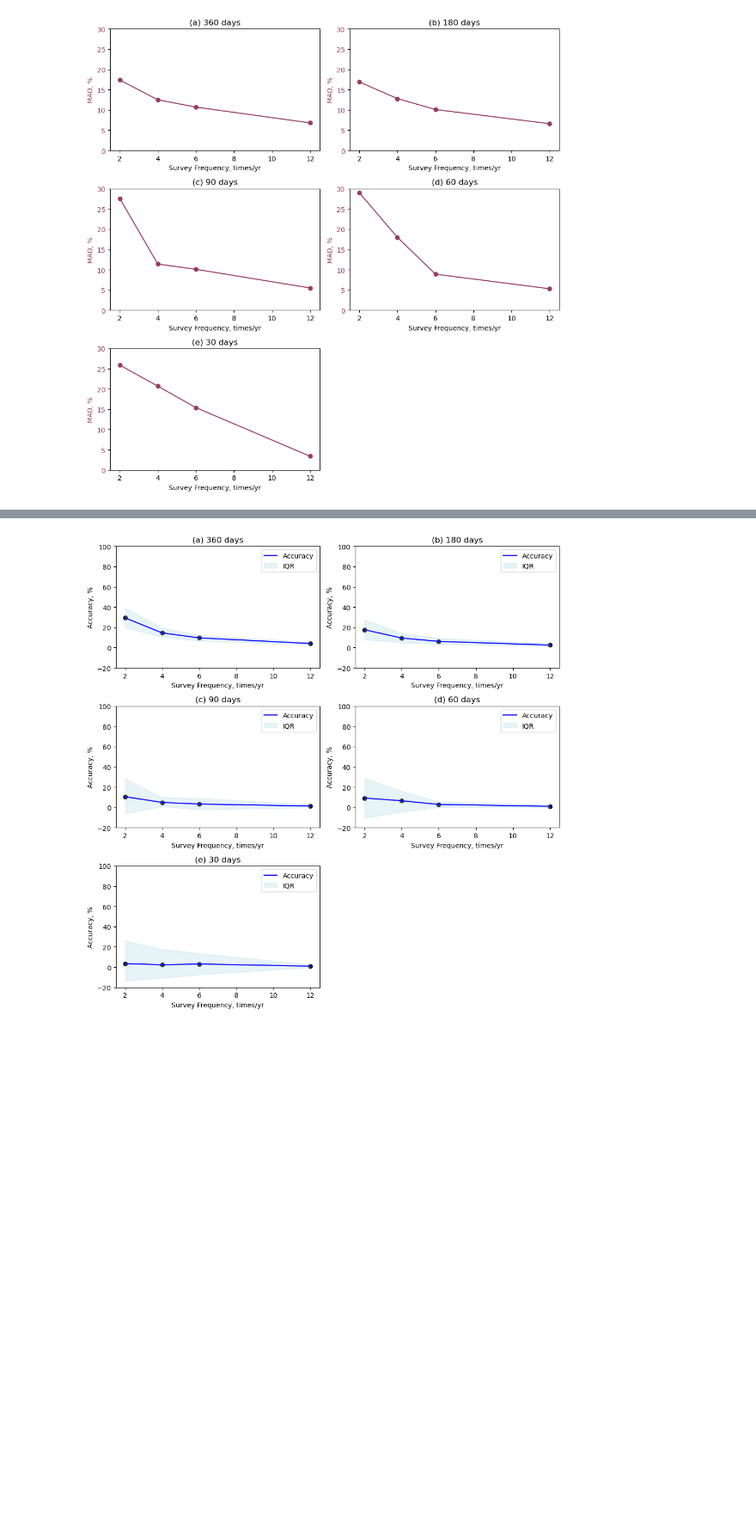
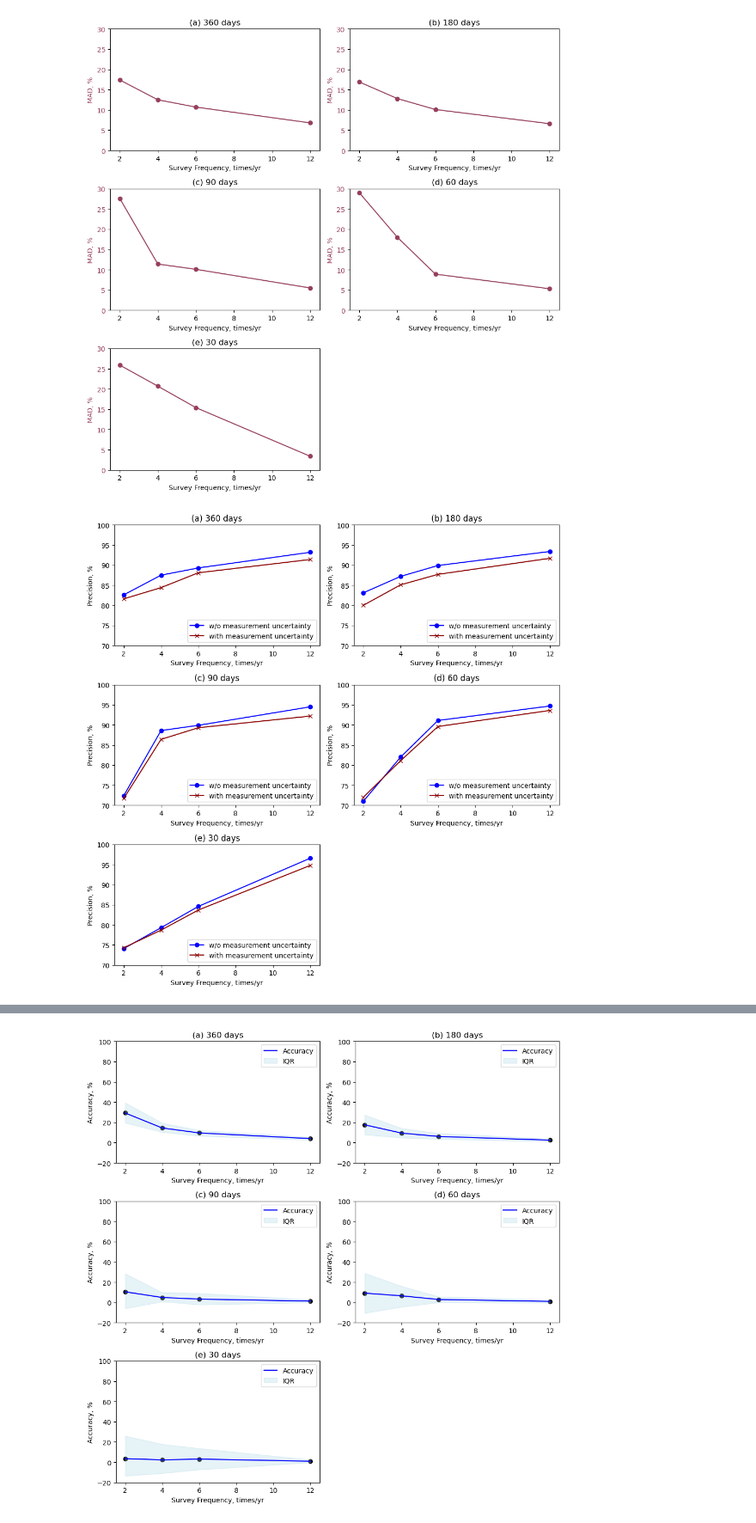
Before and after one commit to HJJJJX/Figure-Plotting, a Jupyter notebook: Uncertainty_paper_plot.ipynb, the cells around one changed output, grey strips where cells are left out. Shown at 86% size. Cells and saved outputs as stored; diff of their text form; code cells hidden in the pictures; blank space fills up the shorter version.

```diff
--- a/Uncertainty_paper_plot.ipynb
+++ b/Uncertainty_paper_plot.ipynb
@@ -634,6 +634,62 @@ plt.savefig('Repair_Scenarios_MAD.png')
 plt.show()
 # %% [output]
 [figure]
+# %%
+import matplotlib.pyplot as plt
+import numpy as np
+
+# Sample data for scatter plots
+x_values = [[2, 4, 6, 12], [2, 4, 6, 12], [2, 4, 6, 12], [2, 4, 6, 12], [2, 4, 6, 12]]
+y_values_secondary = [
+    [17.4, 12.5, 10.7, 6.8],
+    [16.9, 12.8, 10.1, 6.6],
+    [27.6, 11.4, 10.1, 5.5],
+    [29, 18, 8.9, 5.3],
+    [25.9, 20.7, 15.4, 3.4],
+]
+
+y_mea = [
+    [18.4, 15.6, 11.9, 8.6],
+    [20.0, 14.9, 12.3, 8.3],
+    [28.3, 13.6, 10.7, 7.8],
+    [28.0, 18.9, 10.4, 6.4],
+    [25.7, 21.3, 16.3, 5.2],
+]
+
+# Create subplots
+fig, axs = plt.subplots(3, 2, figsize=(10, 10))
+
+# Titles for each subplot
+titles = ["(a) 360 days", "(b) 180 days", "(c) 90 days", "(d) 60 days", "(e) 30 days"]
+
+# Define common y-axis limits
+ylim_min = 70
+ylim_max = 100  # Adjust according to your data
+
+# Plot data for each subplot
+for j in range(3):
+    for k in range(2):
+        idx = j * 2 + k
+        if idx == 5:  # Skip the 6th subplot
+            continue
+        ax = axs[j, k]
+        ax.plot(x_values[idx], 100 - np.array(y_values_secondary[idx]), color="blue", marker='o', label = 'w/o measurement uncertainty')  # Changed to plot
+        ax.plot(x_values[idx], 100 - np.array(y_mea[idx]), color="darkred", marker='x', label = 'with measurement uncertainty')
+        ax.set_xlabel("Survey Frequency, times/yr")
+        ax.set_ylabel("Precision, %")
+        ax.tick_params(axis="y")
+        ax.set_ylim(ylim_min, ylim_max)
+        ax.set_title(titles[idx])
+        ax.legend(loc = 'lower right')
+
+# Hide the empty subplot
+fig.delaxes(axs[2, 1])
+
+plt.tight_layout()
+# plt.savefig('Repair_Scenarios_MAD.png')
+plt.show()
+# %% [output]
+[figure, added]
 # %%
 import matplotlib.pyplot as plt
 import numpy as np
```
Also changed, not shown: parts of 2 cells of this notebook.
